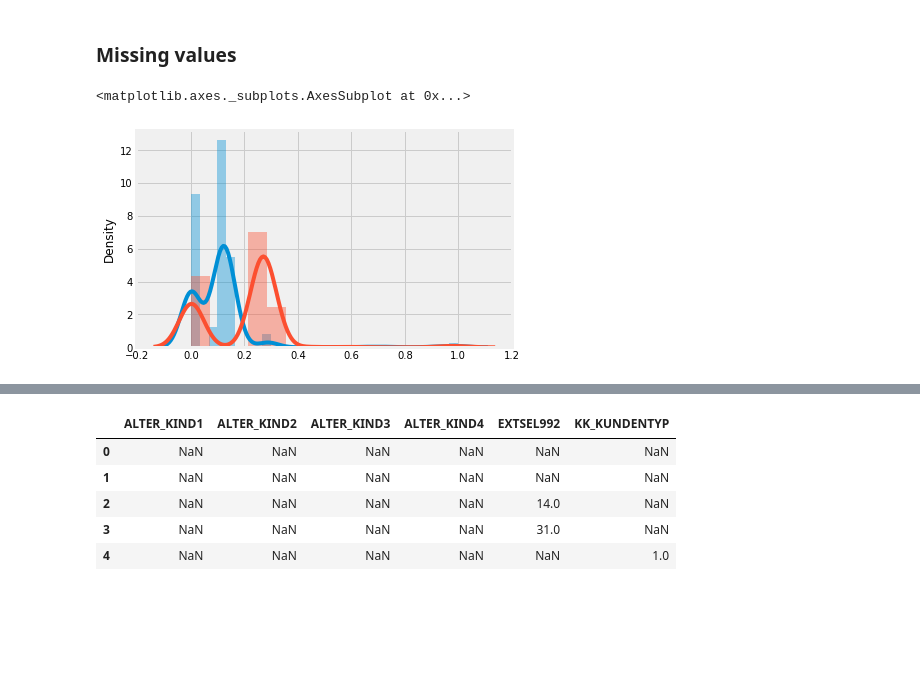
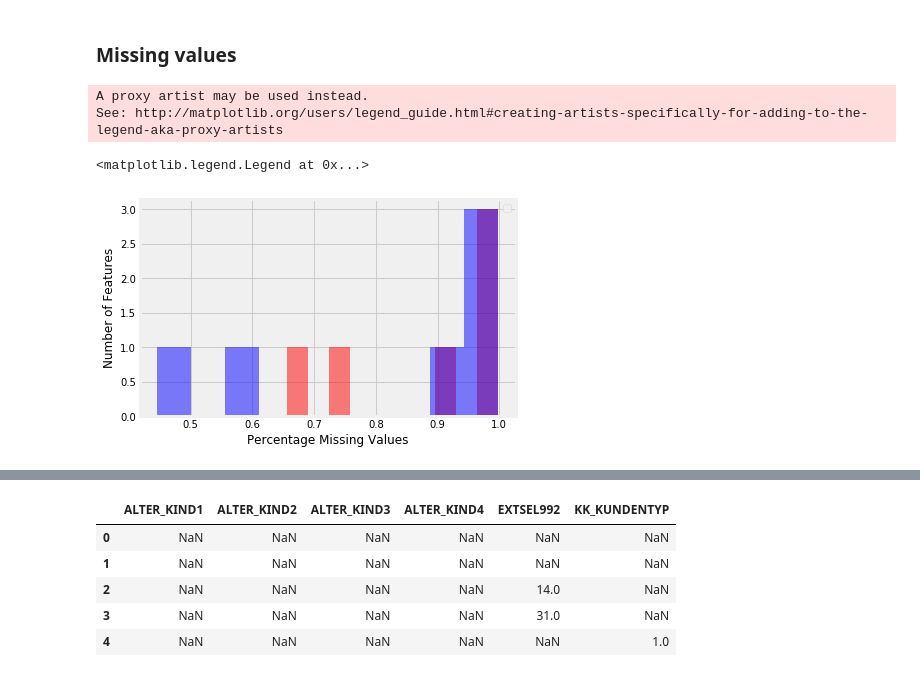
Before and after one commit to tmishinev/Customer_Segmentation_report-Arvato_Bertelsmann, a Jupyter notebook: Arvato Project Workbook.ipynb, the cells around one changed output, grey strips where cells are left out. Drawn from its saved outputs; the diff is of its cells as text; code cells hidden in the pictures; blank space fills up the shorter version.

```diff
--- a/Arvato Project Workbook.ipynb
+++ b/Arvato Project Workbook.ipynb
@@ -91,10 +131,17 @@ all transpormations are done in feature_transform() in file utils.py
 #use the attributes xls file to map the 0,-1,9 values to -1
 azdias = unknown_unify(azdias, attributes)
 customers = unknown_unify(customers, attributes)
-# %%
-#missing features distribution
-sns.distplot(azdias.isnull().sum()/len(azdias))
-sns.distplot(customers.isnull().sum()/len(customers))
-# %% [output]
-<matplotlib.axes._subplots.AxesSubplot at 0x...>
-[figure, removed]
+# %%
+#missing vaues per feature histogram
+col_azdiaz = azdias.isnull().sum()/len(azdias)
+col_customers = customers.isnull().sum()/len(customers)
+plt.hist(col_azdiaz[col_azdiaz > 0.3], fc=(1, 0, 0, 0.5))
+plt.hist(col_customers[col_customers > 0.3], fc=(0, 0, 1, 0.5))
+plt.xlabel('Percentage Missing Values')
+plt.ylabel('Number of Features')
+plt.legend('a', 'n')
+# %% [output]
+A proxy artist may be used instead.
+See: http://matplotlib.org/users/legend_guide.html#creating-artists-specifically-for-adding-to-the-legend-aka-proxy-artists
+<matplotlib.legend.Legend at 0x...>
+[figure, added]
```
Also changed, not shown: parts of 7 cells of this notebook.
